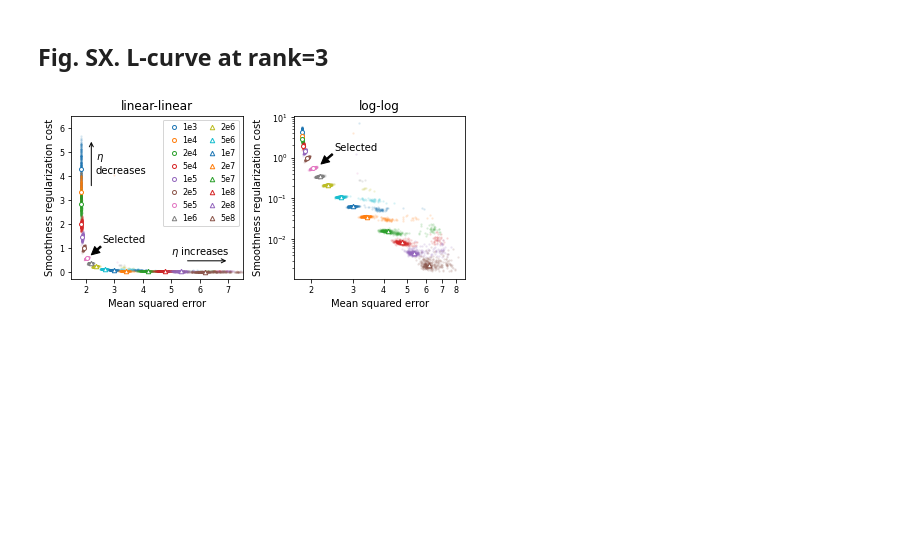
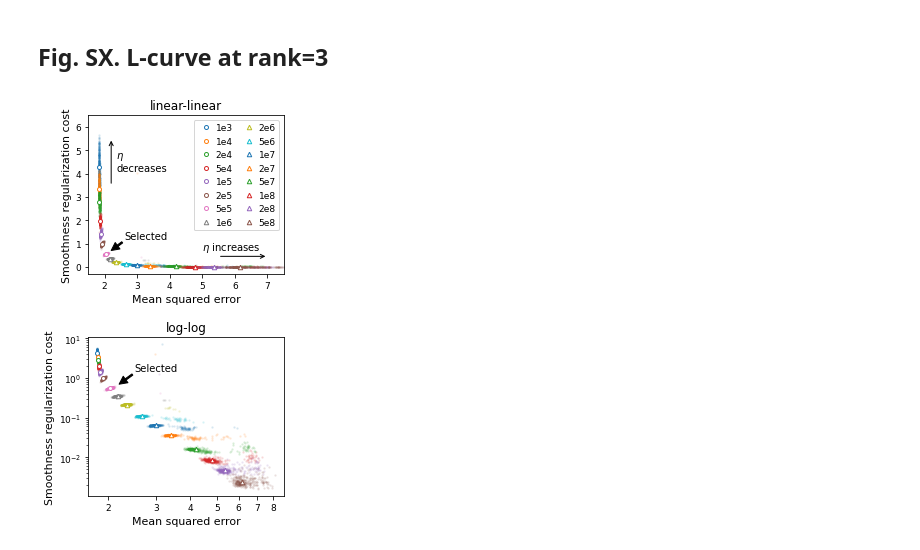
Before and after one commit to leewujung/ooi-echo-matrix-decomposition, a Jupyter notebook: notebooks/fig_si_L_curve.ipynb, the cells around one changed output. Drawn from its saved outputs; the diff is of its cells as text; code cells hidden in the pictures; blank space fills up the shorter version.

```diff
--- a/notebooks/fig_si_L_curve.ipynb
+++ b/notebooks/fig_si_L_curve.ipynb
@@ -217,57 +217,62 @@ def plot_spread(axx):
 # %%
 rank_to_check = 3
 subfolder_to_include = [tsNMF_subfolder[3]] + tsNMF_subfolder[6:]
+# %%
+panel_ls = 11
+axis_ls = 11
+tick_ls = 9
+other_ls = 11
 # %%
 # L-curve in linear and log scale
 r_idx = np.argwhere(rank_all==rank_to_check)[0][0].squeeze()
 hl_all = []
 hp_all = []
 
-fig, ax = plt.subplots(1, 2, figsize=(7+1/16,3))
-plt.subplots_adjust(wspace=0.3)
+fig, ax = plt.subplots(2, 1, figsize=(3.5,7))
+plt.subplots_adjust(hspace=0.4)
 
 # linear-linear plot
 plot_spread(ax[0])
-ax[0].tick_params(labelsize=8)
-ax[0].legend(hp_all, [x[2:5] for x in subfolder_to_include], fontsize=8,
+ax[0].tick_params(labelsize=tick_ls)
+ax[0].legend(hp_all, [x[2:5] for x in subfolder_to_include], fontsize=tick_ls,
              ncol=2, handletextpad=0.05, columnspacing=0.8)
-ax[0].set_xlabel('Mean squared error', fontsize=10)
-ax[0].set_ylabel('Smoothness regularization cost', fontsize=10)
+ax[0].set_xlabel('Mean squared error', fontsize=axis_ls)
+ax[0].set_ylabel('Smoothness regularization cost', fontsize=axis_ls)
 ax[0].set_xlim(1.5, 7.5)
 ax[0].set_ylim(-0.3, 6.5)
 ax[0].set_title('linear-linear', fontsize=12)
 
 # log-log plot
 plot_spread(ax[1])
 ax[1].set_xscale('log')
 ax[1].set_yscale('log')
-ax[1].tick_params(labelsize=8)
+ax[1].tick_params(labelsize=tick_ls)
 ax[1].set_xticks(np.arange(2,9))
 ax[1].set_xticklabels(np.arange(2,9))
-ax[1].set_xlabel('Mean squared error', fontsize=10)
-ax[1].set_ylabel('Smoothness regularization cost', fontsize=10)
+ax[1].set_xlabel('Mean squared error', fontsize=axis_ls)
+ax[1].set_ylabel('Smoothness regularization cost', fontsize=axis_ls)
 ax[1].set_title('log-log', fontsize=12)
 
 # Annotation
 ax[0].annotate('Selected', xy=(2.2, 0.7), xytext=(2.6, 1.2),
                arrowprops=dict(facecolor='black', shrink=0, width=1.5, headwidth=8, headlength=8),
               )
 ax[1].annotate('Selected', xy=(2.2, 0.7), xytext=(2.5, 1.5),
                arrowprops=dict(facecolor='black', shrink=0, width=1.5, headwidth=8, headlength=8),
               )
 ax[0].text(x=5, y=0.7, s='$\eta$ increases')
 ax[0].annotate('', xy=(7, 0.45), xytext=(5.5, 0.45),
                arrowprops=dict(arrowstyle='->', facecolor='black'),
               )
 ax[0].text(x=2.35, y=4.1, s='$\eta$\ndecreases')
 ax[0].annotate('', xy=(2.2, 5.5), xytext=(2.2, 3.5),
                arrowprops=dict(arrowstyle='->', facecolor='black'),
               )
 
 # Save figure
 fig.savefig('../figs/fig_si_L_curve.png',
-            dpi=150, bbox_inches = 'tight', pad_inches = 0.05)
+            dpi=300, bbox_inches = 'tight', pad_inches = 0.05)
 
 plt.show()
 # %% [output]
-[figure, old version]
+[figure, new version]
```
Also changed, not shown: 22 other files.
